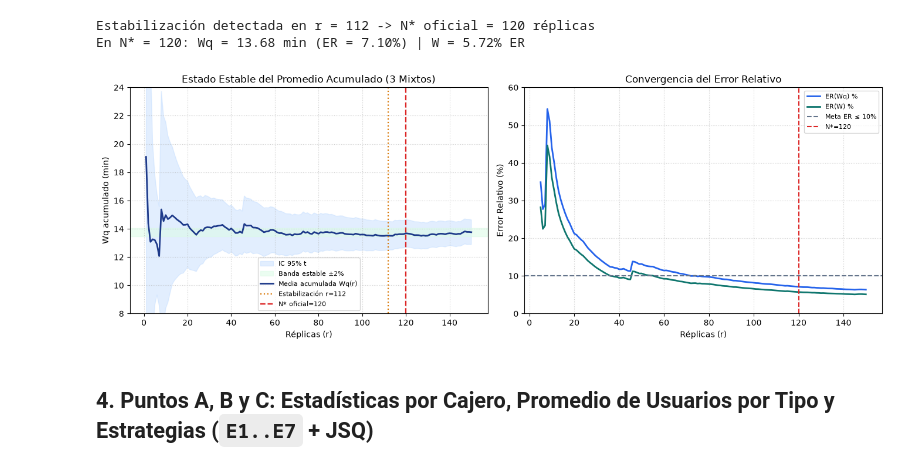
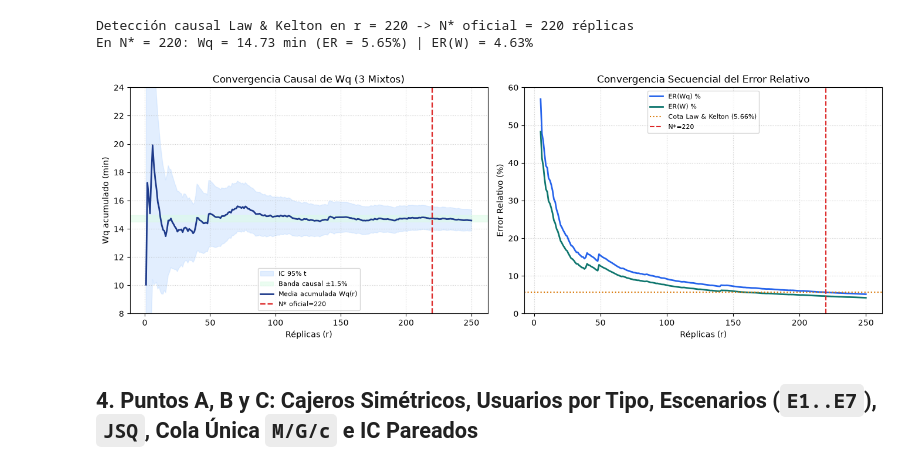
Before and after one commit to Camilo-Alberto-Palacio/Simulacion-Parqueadero-Supercentro-MM1, a Jupyter notebook: Simulacion_Parqueadero_Supercentro_Colab.ipynb, the cells around one changed output. Drawn from its saved outputs; the diff is of its cells as text; code cells hidden in the pictures.

Commit message:
Nivel B: cierre EGM Rondas 1-3 (Law & Kelton N*=220, ∫Q(t)dt Little, MSER-5, E4=REDUNDANTE, H4 CRN, M/G/c, 25/25 tests)

```diff
--- a/Simulacion_Parqueadero_Supercentro_Colab.ipynb
+++ b/Simulacion_Parqueadero_Supercentro_Colab.ipynb
@@ -68,7 +70,10 @@ SCENARIOS = {
 }
 
 E_IA_CAJERO = sum(USER_TYPE_PROBS[u] * ARRIVAL_MEANS[u] for u in USER_TYPES)
-LAM_EXIT = BASE_CASHIERS / E_IA_CAJERO
+LAM_EXIT = BASE_CASHIERS * (1.0 / E_IA_CAJERO)
+
+def replica_stream_seed(base_seed: int, replica: int, stream_id: int = 0) -> int:
+    return int(np.random.SeedSequence([int(base_seed), int(stream_id), int(replica)]).generate_state(1)[0])
 
 def expected_service_moments(role: str, ux_factor: float = 1.0):
     allowed = ROLE_ALLOWED[role]
@@ -110,6 +115,6 @@ def classify_rho(rho: float) -> str:
 
 es_m, es2_m = expected_service_moments("Mixto")
 print(f"E[IA_cajero] = {E_IA_CAJERO:.3f} min | λ_salida = {LAM_EXIT:.4f} veh/min (~{LAM_EXIT*SIM_MINUTES:.1f} veh/1000m)")
-print(f"E[S] = {es_m:.3f} min | E[S²] = {es2_m:.2f} min² | ρ_base(3 cajeros) = {(LAM_EXIT/3)*es_m*100:.2f}%")
+print(f"E[S] = {es_m:.3f} min | E[S²] = {es2_m:.2f} min² | C_s² = {(es2_m-es_m**2)/es_m**2:.4f} | ρ_base = {(LAM_EXIT/3)*es_m*100:.2f}%")
 # %% [output]
 E[IA_cajero] = 4.650 min | λ_salida = 0.6452 veh/min (~645.2 veh/1000m)
@@ -268,54 +308,50 @@ Motor DES listo.
 # %%
 _, ux_e1, cfg_e1 = SCENARIOS["E1_3_Mixtos"]
-wq_list, w_list = [], []
-for r in range(1, 151):
-    arr = generate_exit_arrivals(42 + r)
-    res = simulate_replica(cfg_e1, ux_e1, arr, routing_seed=42 * 100 + r, routing_mode="random_mm1")
-    wq_list.append(res["mean_wq"])
-    w_list.append(res["mean_w"])
+er_lk_bound = (0.06 / 1.06) * 100.0
+wq_list, w_list, cum_hist = [], [], []
+conv_rows = []
+n_det = None
 
-wq_final = float(np.mean(wq_list))
-conv_rows = []
-for r in range(1, 151):
-    wqm, _, wql, wqu = ci95_student_t(wq_list[:r])
-    wm, _, wl, wu = ci95_student_t(w_list[:r])
+for r in range(1, 251):
+    arr = generate_exit_arrivals(replica_stream_seed(42, r, 0))
+    res = simulate_replica(cfg_e1, ux_e1, arr, routing_seed=replica_stream_seed(42, r, 1), routing_mode="random_mm1")
+    wq_list.append(res["mean_wq"]); w_list.append(res["mean_w"])
+    wqm, _, wql, wqu = ci95_student_t(wq_list)
+    wm, _, wl, wu = ci95_student_t(w_list)
+    cum_hist.append(wqm)
     er_wq = (0.5 * (wqu - wql)) / wqm * 100.0 if r >= 2 else float("nan")
     er_w = (0.5 * (wu - wl)) / wm * 100.0 if r >= 2 else float("nan")
-    dev_pct = abs(wqm - wq_final) / wq_final * 100.0
-    conv_rows.append({"replica": r, "wq_acum": wqm, "ic_inf": wql, "ic_sup": wqu, "er_wq": er_wq, "er_w": er_w, "dev_pct": dev_pct})
+    trail_var = max(abs(v - wqm) / wqm * 100.0 for v in cum_hist[max(0, r - 20):r]) if r >= 20 else float("nan")
+    if n_det is None and r >= 30 and er_wq <= er_lk_bound and trail_var <= 1.5:
+        n_det = r
+    conv_rows.append({"replica": r, "wq_acum": wqm, "ic_inf": wql, "ic_sup": wqu, "er_wq": er_wq, "er_w": er_w, "trail_var": trail_var})
 
 df_conv = pd.DataFrame(conv_rows)
-n_det = 150
-for r in range(30, 151):
-    if (df_conv.iloc[r - 20:r]["dev_pct"] <= 2.0).all() and (df_conv.iloc[r - 1:]["dev_pct"] <= 2.0).all() and df_conv.loc[r - 1, "er_wq"] <= 7.5:
-        n_det = r
-        break
-N_OFFICIAL = min(150, int(math.ceil(n_det / 10.0) * 10))
+N_OFFICIAL = min(250, int(math.ceil(n_det / 10.0) * 10))
 row_n = df_conv[df_conv["replica"] == N_OFFICIAL].iloc[0]
-print(f"Estabilización detectada en r = {n_det} -> N* oficial = {N_OFFICIAL} réplicas")
-print(f"En N* = {N_OFFICIAL}: Wq = {row_n['wq_acum']:.2f} min (ER = {row_n['er_wq']:.2f}%) | W = {df_conv.loc[N_OFFICIAL-1, 'er_w']:.2f}% ER")
+print(f"Detección causal Law & Kelton en r = {n_det} -> N* oficial = {N_OFFICIAL} réplicas")
+print(f"En N* = {N_OFFICIAL}: Wq = {row_n['wq_acum']:.2f} min (ER = {row_n['er_wq']:.2f}%) | ER(W) = {row_n['er_w']:.2f}%")
 
 fig, (ax1, ax2) = plt.subplots(1, 2, figsize=(13.6, 4.8))
 ax1.fill_between(df_conv["replica"], df_conv["ic_inf"], df_conv["ic_sup"], color="#BFDBFE", alpha=0.45, label="IC 95% t")
-ax1.axhspan(wq_final * 0.98, wq_final * 1.02, color="#DCFCE7", alpha=0.55, label="Banda estable ±2%")
+ax1.axhspan(row_n["wq_acum"] * 0.985, row_n["wq_acum"] * 1.015, color="#DCFCE7", alpha=0.55, label="Banda causal ±1.5%")
 ax1.plot(df_conv["replica"], df_conv["wq_acum"], color="#1E3A8A", lw=2.0, label="Media acumulada Wq(r)")
-ax1.axvline(n_det, color="#D97706", ls=":", lw=1.6, label=f"Estabilización r={n_det}")
 ax1.axvline(N_OFFICIAL, color="#DC2626", ls="--", lw=1.7, label=f"N* oficial={N_OFFICIAL}")
 ax1.set_ylim(8, 24); ax1.set_xlabel("Réplicas (r)"); ax1.set_ylabel("Wq acumulado (min)")
-ax1.set_title("Estado Estable del Promedio Acumulado (3 Mixtos)"); ax1.legend(fontsize=8)
+ax1.set_title("Convergencia Causal de Wq (3 Mixtos)"); ax1.legend(fontsize=8)
 
 sub_b = df_conv[df_conv["replica"] >= 5]
 ax2.plot(sub_b["replica"], sub_b["er_wq"], color="#2563EB", lw=2.0, label="ER(Wq) %")
 ax2.plot(sub_b["replica"], sub_b["er_w"], color="#0F766E", lw=2.0, label="ER(W) %")
-ax2.axhline(10.0, color="#64748B", ls="--", label="Meta ER ≤ 10%")
+ax2.axhline(er_lk_bound, color="#D97706", ls=":", label=f"Cota Law & Kelton ({er_lk_bound:.2f}%)")
 ax2.axvline(N_OFFICIAL, color="#DC2626", ls="--", label=f"N*={N_OFFICIAL}")
 ax2.set_ylim(0, 60); ax2.set_xlabel("Réplicas (r)"); ax2.set_ylabel("Error Relativo (%)")
-ax2.set_title("Convergencia del Error Relativo"); ax2.legend(fontsize=8)
+ax2.set_title("Convergencia Secuencial del Error Relativo"); ax2.legend(fontsize=8)
 plt.tight_layout(); plt.show()
 # %% [output]
-Estabilización detectada en r = 112 -> N* oficial = 120 réplicas
-En N* = 120: Wq = 13.68 min (ER = 7.10%) | W = 5.72% ER
+Detección causal Law & Kelton en r = 220 -> N* oficial = 220 réplicas
+En N* = 220: Wq = 14.73 min (ER = 5.65%) | ER(W) = 4.63%
-[figure, old version]
+[figure, new version]
 # %% [markdown]
-## 4. Puntos A, B y C: Estadísticas por Cajero, Promedio de Usuarios por Tipo y Estrategias (`E1..E7` + JSQ)
+## 4. Puntos A, B y C: Cajeros Simétricos, Usuarios por Tipo, Escenarios (`E1..E7`), `JSQ`, Cola Única `M/G/c` e IC Pareados
 # %%
```
Also changed, not shown: parts of 13 cells of this notebook, 33 other files.
